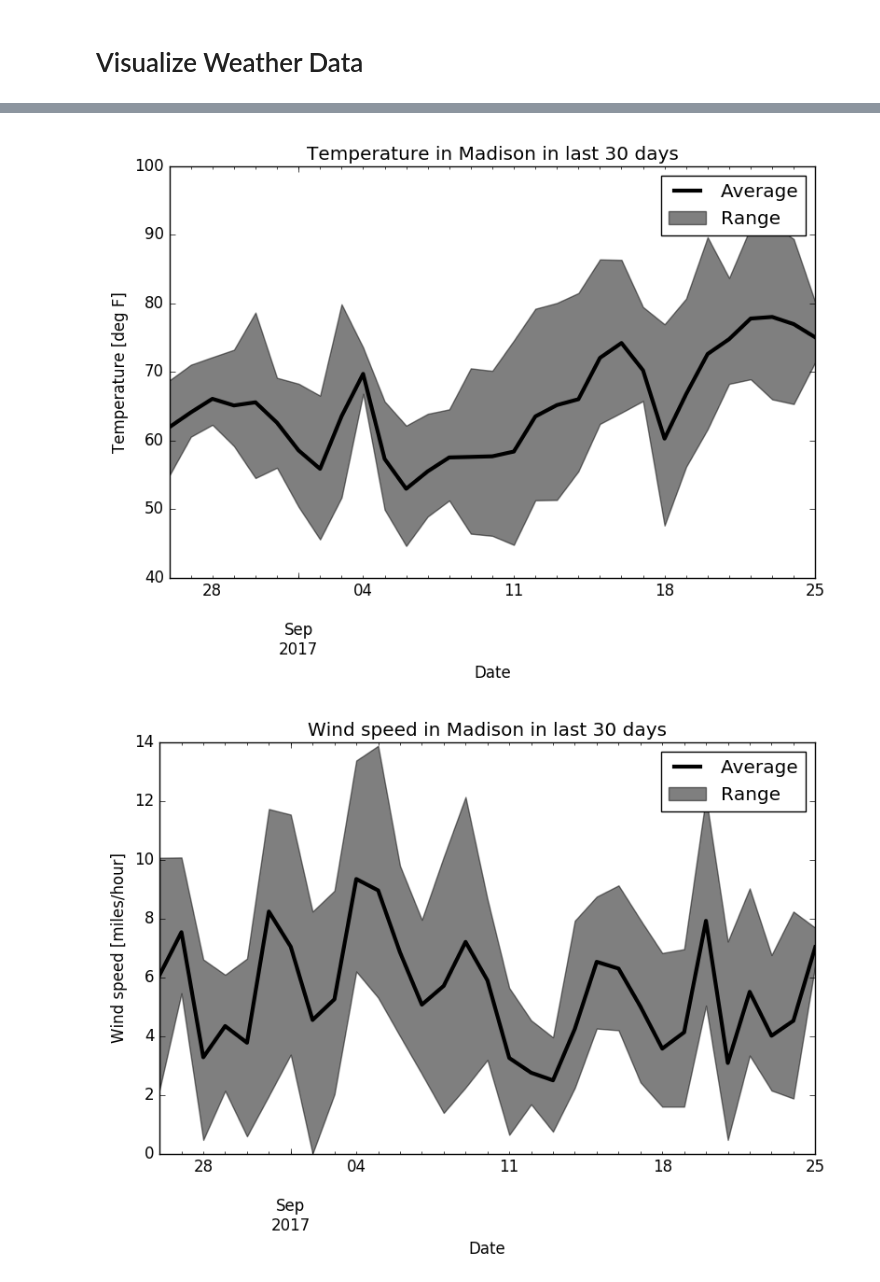
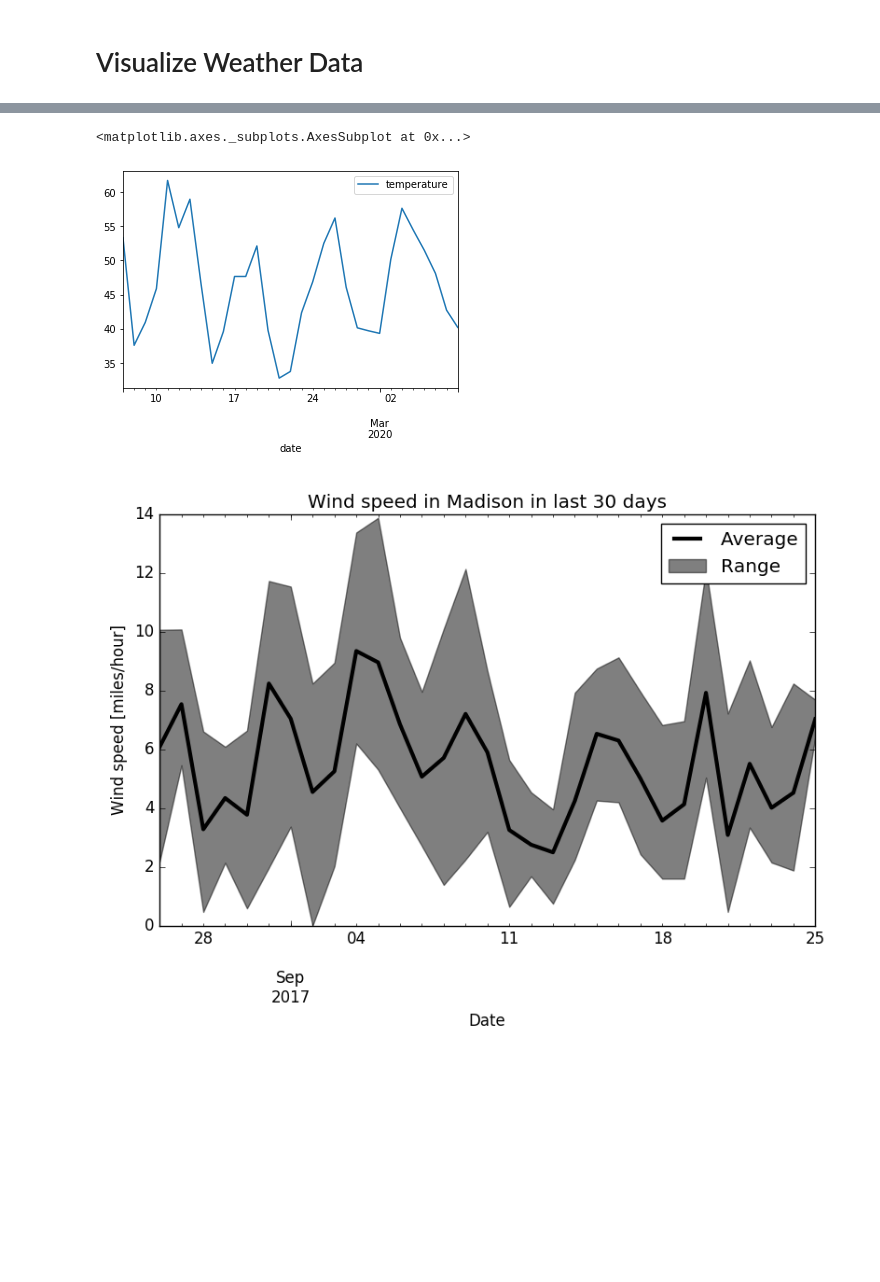
Before and after one commit to ezbc/weather-prediction, a Jupyter notebook: weather-predictor.ipynb, the cells around one changed output, grey strips where cells are left out. Cells and saved outputs as stored; diff of their text form; code cells hidden in the pictures; blank space fills up the shorter version.

```diff
--- a/weather-predictor.ipynb
+++ b/weather-predictor.ipynb
@@ -21,5 +31,5 @@ Set the `NUMBER_OF_PREVIOUS_DAYS` variable to the number of days prior to today
 # %%
-TARGET_ZIP_CODE=53718
-ZIPCODE_API_KEY = ""
-DARKSKY_API_KEY = ""
+TARGET_ZIP_CODE=27705
+ZIPCODE_API_KEY = env("ZIPCODE_API_KEY")
+DARKSKY_API_KEY = env("DARKSKY_API_KEY")
 NUMBER_OF_PREVIOUS_DAYS = 30
@@ -348,7 +342,8 @@ print("https://community.cloud.databricks.com" + filepath.replace('FileStore', '
 # Visualize Weather Data
 # %%
 # resample data to get 24-hour statistics
-df_mean = df.resample('24H', how='mean')
-df_min = df.resample('24H', how='min')
-df_max = df.resample('24H', how='max')
+df_mean = df.resample('24h').mean()
+# df_min = df.resample('24h').min()
+# df_max = df.resample('24h').max()
+df_mean
 # %% [output]
@@ -356,18 +368,20 @@ df_max = df.resample('24H', how='max')
 # %%
 import matplotlib.dates as mdates
 import matplotlib.pyplot as plt
+df_mean.plot(y='temperature')
 
-ax = df_mean.plot(df_mean.index, y='temperature', marker='', linewidth=3, color='k', label='Average')
-ax.fill_between(df_mean.index, df_min['temperature'], df_max['temperature'], color='k', alpha=0.5, label='Range')
+# ax = df_mean.plot(df_mean.index, y='temperature', marker='', linewidth=3, color='k', label='Average')
+# ax.fill_between(df_mean.index, df_min['temperature'], df_max['temperature'], color='k', alpha=0.5, label='Range')
 
-ax.set_xlabel('Date')
-ax.set_ylabel('Temperature [deg F]')
-plt.title('Temperature in ' + target_city + ' in last ' + str(NUMBER_OF_PREVIOUS_DAYS) + ' days')
-plt.tight_layout()
-plt.legend(loc='upper right')
-display(plt.show())
+# ax.set_xlabel('Date')
+# ax.set_ylabel('Temperature [deg F]')
+# plt.title('Temperature in ' + target_city + ' in last ' + str(NUMBER_OF_PREVIOUS_DAYS) + ' days')
+# plt.tight_layout()
+# plt.legend(loc='upper right')
+# display(plt.show())
 # %% [output]
+<matplotlib.axes._subplots.AxesSubplot at 0x...>
-[figure, old version]
+[figure, new version]
 # %%
 import matplotlib.dates as mdates
 
```
Also changed, not shown: parts of 18 cells of this notebook, 2 other files.
